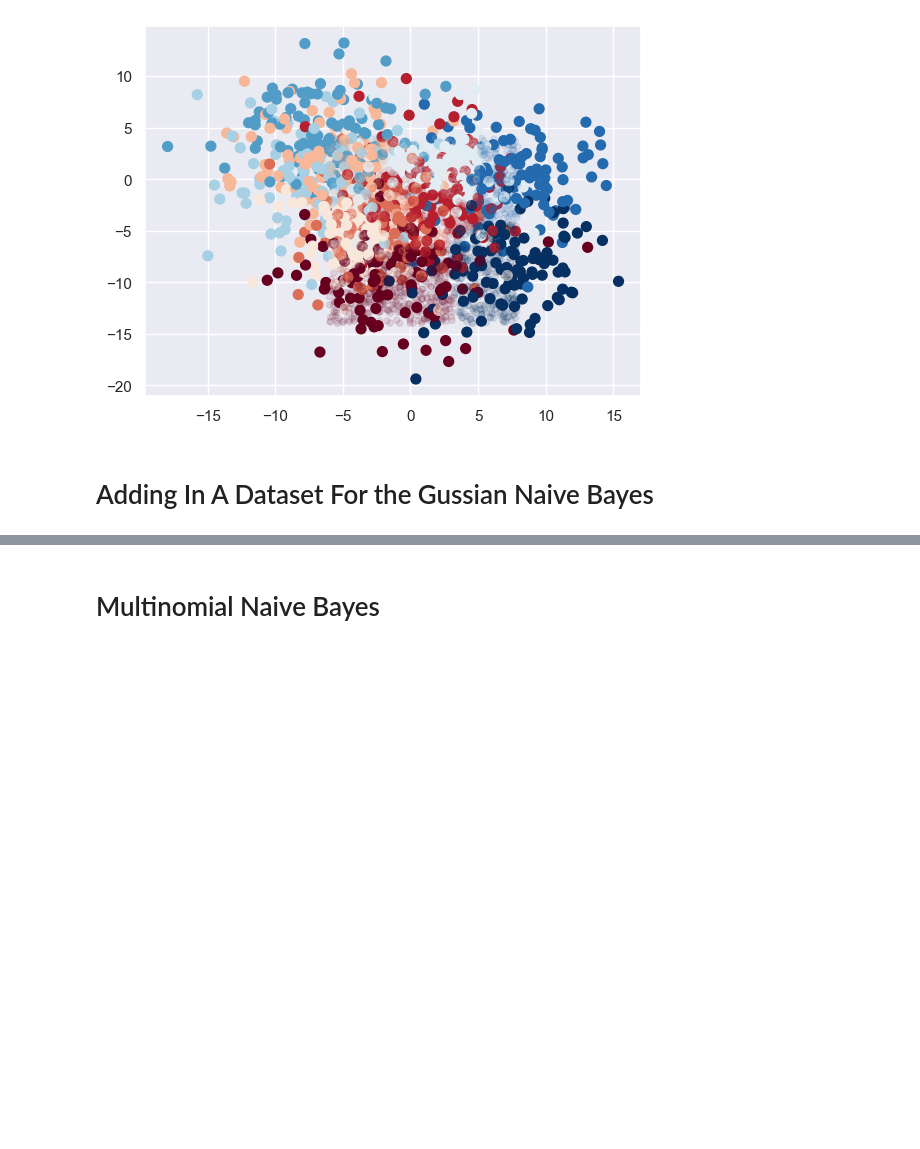
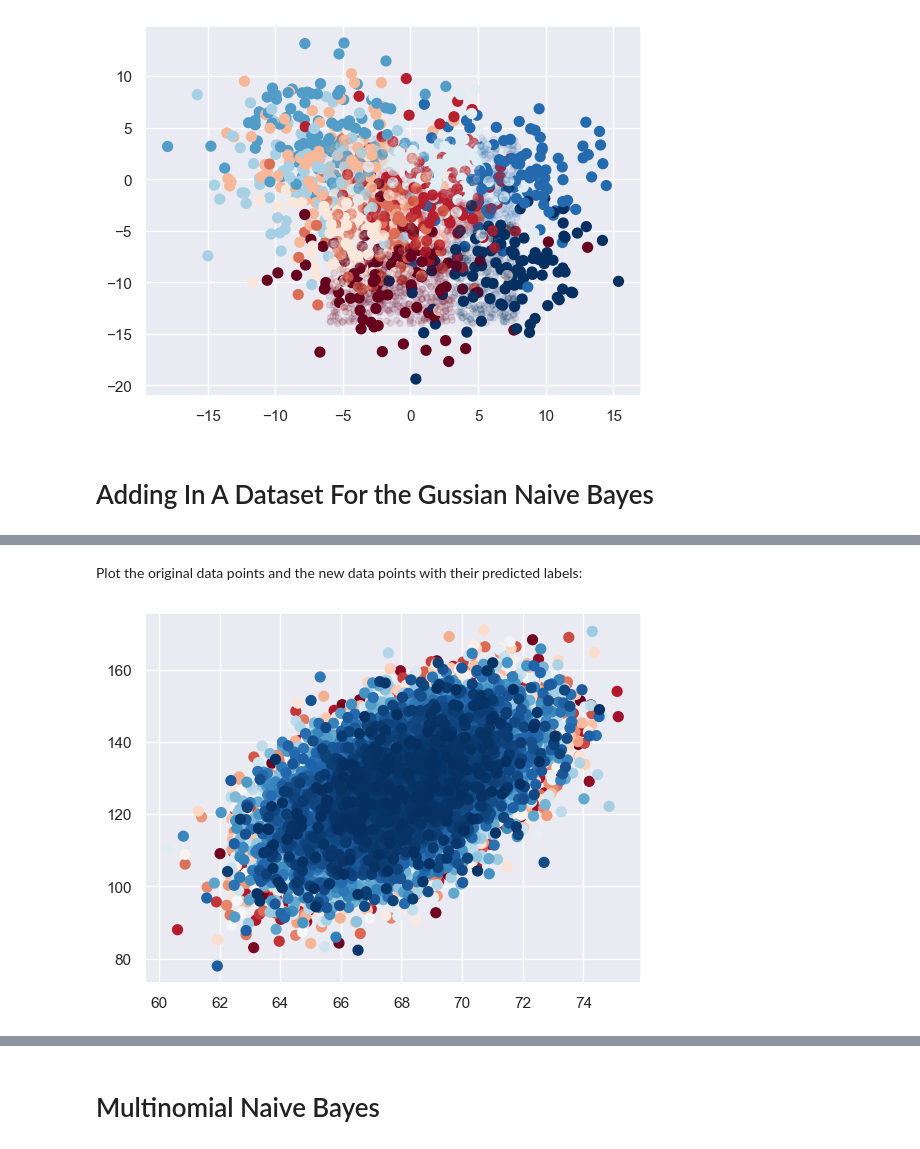
Before and after one commit to SarahMartin1244/DataScience, a Jupyter notebook: Naive Bayes Classifier/Naive-Bayes.ipynb, the cells around one changed output, grey strips where cells are left out. Cells and saved outputs as stored; diff of their text form; code cells hidden in the pictures; blank space fills up the shorter version.

```diff
--- a/Naive Bayes Classifier/Naive-Bayes.ipynb
+++ b/Naive Bayes Classifier/Naive-Bayes.ipynb
@@ -163,0 +128,2 @@ Accuracy: 0.9004484304932735
+# %%
+data.rename(columns={'ï»¿Index': 'Index'}, inplace=True)
@@ -163,0 +136,3 @@ Accuracy: 0.9004484304932735
+# %%
+X = data[['Height', 'Weight']].to_numpy()
+y = data['Index'].to_numpy()
@@ -163,0 +148,13 @@ Accuracy: 0.9004484304932735
+# %%
+rng = np.random.RandomState(0)
+Xnew = [-6, -14] + [14, 18] * rng.rand(2000, 2)
+# %% [markdown]
+Plot the original data points and the new data points with their predicted labels:
+# %%
+plt.scatter(X[:, 0], X[:, 1], c=y, s=50, cmap='RdBu')
+lim = plt.axis()
+plt.scatter(Xnew[:, 0], Xnew[:, 1], c=ynew, s=20, cmap='RdBu', alpha=0.1)
+plt.axis(lim)
+plt.show()
+# %% [output]
+[figure, added]
```
Also changed, not shown: parts of 17 cells of this notebook, 1 other file.
